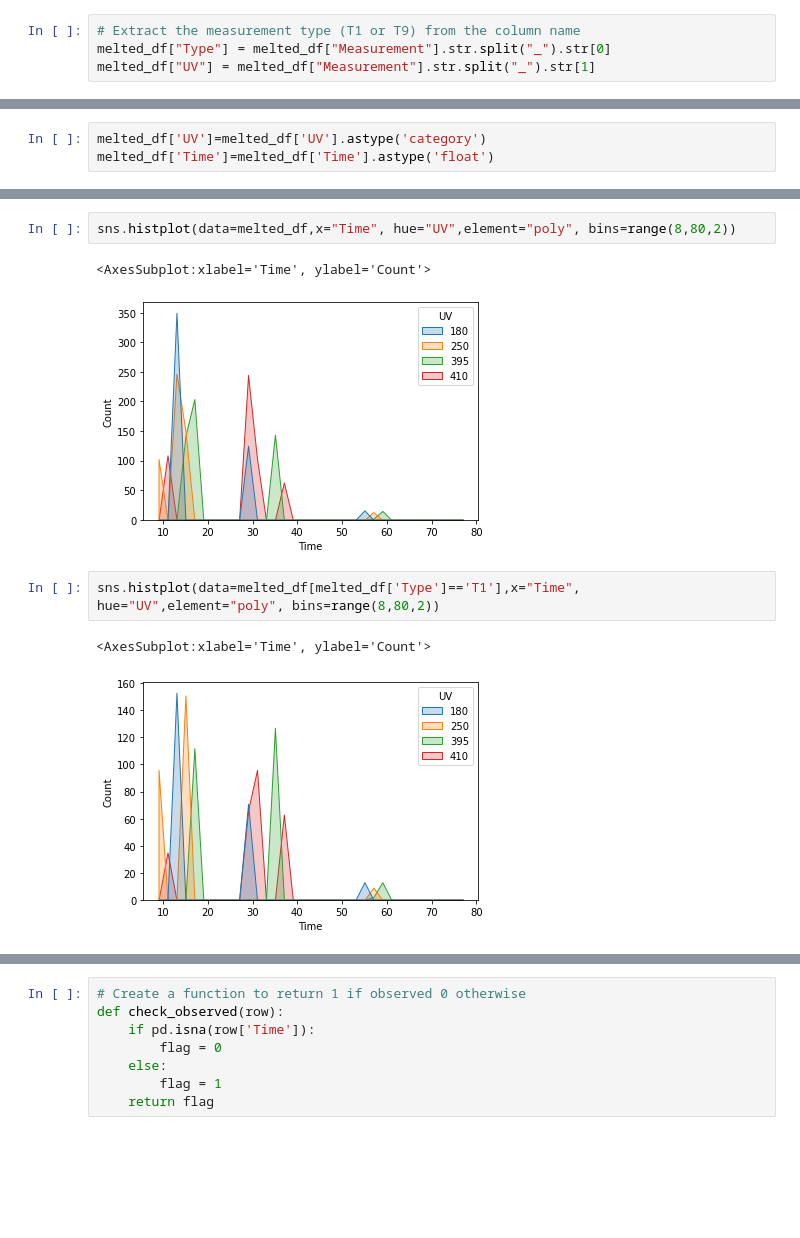
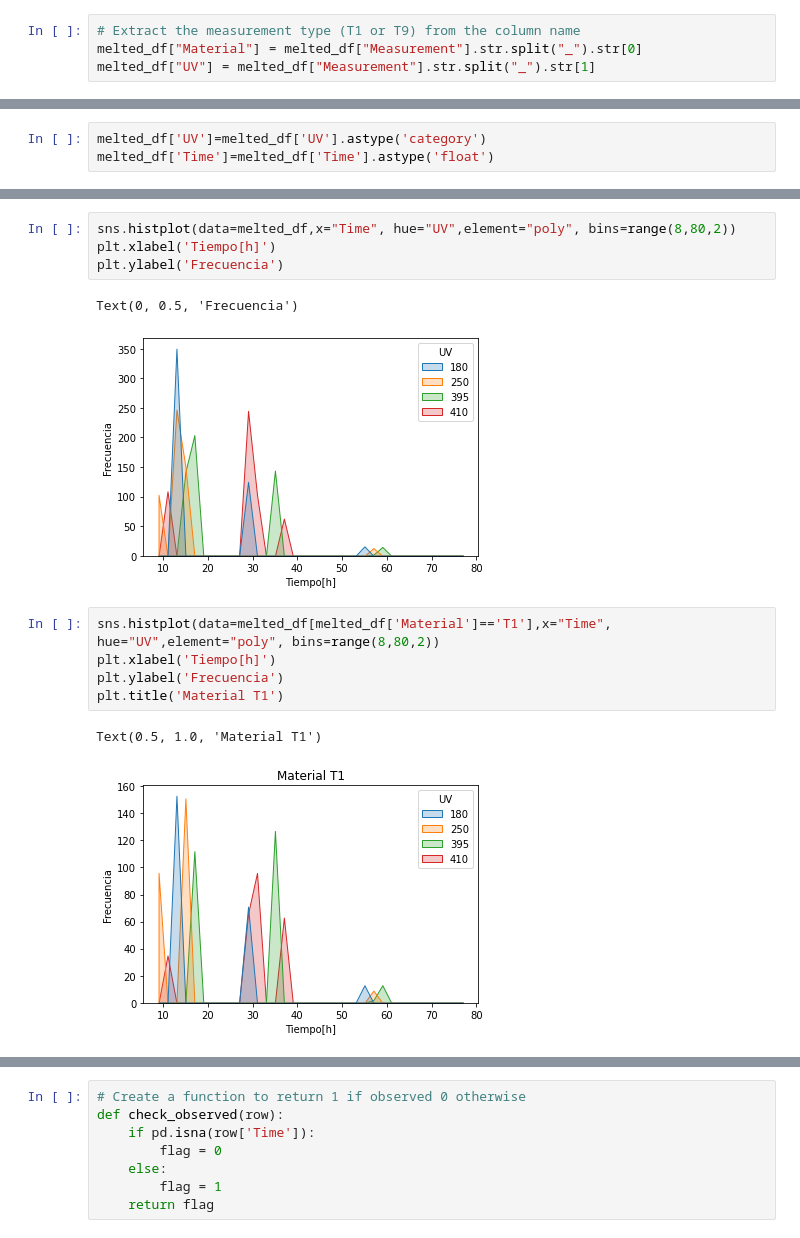
Before and after one commit to andreapy/Quinua, a Jupyter notebook: Germina.ipynb, the cells around one changed output, grey strips where cells are left out. Saved outputs shown, nothing was run; the diff lists cells and outputs as text; blank space fills up the shorter version.

```diff
--- a/Germina.ipynb
+++ b/Germina.ipynb
@@ -84,6 +47,6 @@ melted_df.head()
 # %%
 # Extract the measurement type (T1 or T9) from the column name
-melted_df["Type"] = melted_df["Measurement"].str.split("_").str[0]
+melted_df["Material"] = melted_df["Measurement"].str.split("_").str[0]
 melted_df["UV"] = melted_df["Measurement"].str.split("_").str[1]
 # %%
 melted_df.info()
@@ -115,11 +85,16 @@ sns.boxplot(data=melted_df, x="UV", y="Time", hue="Type", showfliers = False)
 # %%
 sns.histplot(data=melted_df,x="Time", hue="UV",element="poly", bins=range(8,80,2))
+plt.xlabel('Tiempo[h]')
+plt.ylabel('Frecuencia')
 # %% [output]
-<AxesSubplot:xlabel='Time', ylabel='Count'>
+Text(0, 0.5, 'Frecuencia')
-[figure, old version]
+[figure, new version]
 # %%
-sns.histplot(data=melted_df[melted_df['Type']=='T1'],x="Time", hue="UV",element="poly", bins=range(8,80,2))
+sns.histplot(data=melted_df[melted_df['Material']=='T1'],x="Time", hue="UV",element="poly", bins=range(8,80,2))
+plt.xlabel('Tiempo[h]')
+plt.ylabel('Frecuencia')
+plt.title('Material T1')
 # %% [output]
-<AxesSubplot:xlabel='Time', ylabel='Count'>
+Text(0.5, 1.0, 'Material T1')
-[figure, old version]
+[figure, new version]
 # %%
```
Also changed, not shown: parts of 63 cells of this notebook.
